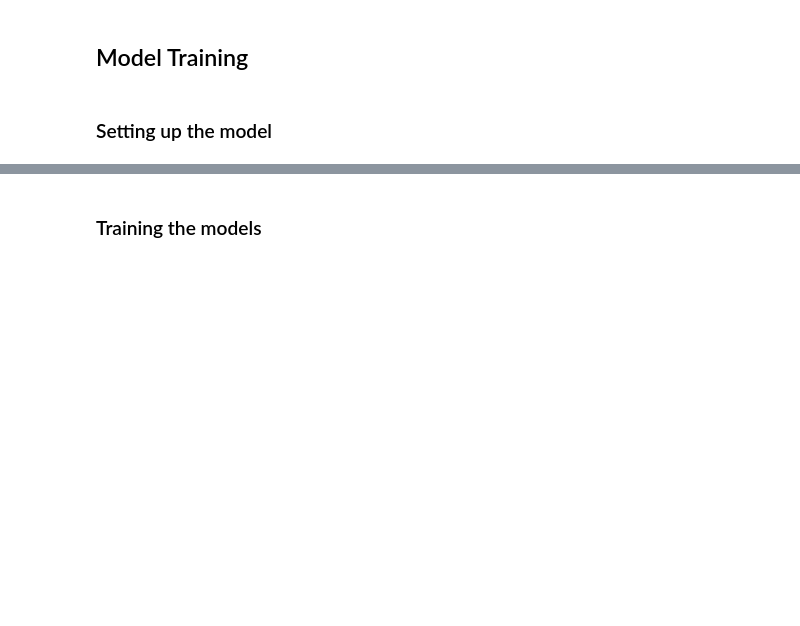
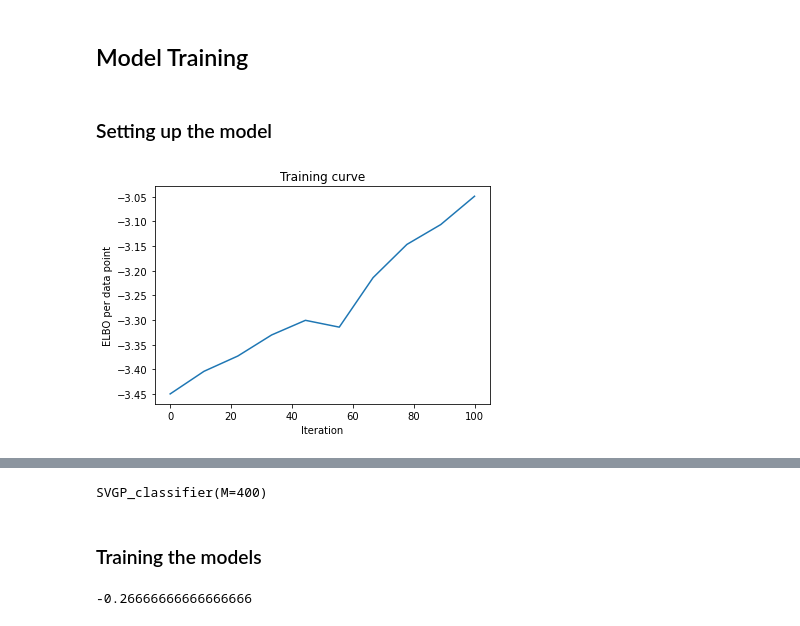
Before and after one commit to hugheshallettj/Fair_SVGP, a Jupyter notebook: SVGP_class_fairness_cw2.ipynb, the cells around one changed output, grey strips where cells are left out. Saved outputs shown, nothing was run; the diff lists cells and outputs as text; code cells hidden in the pictures; blank space fills up the shorter version.

```diff
--- a/SVGP_class_fairness_cw2.ipynb
+++ b/SVGP_class_fairness_cw2.ipynb
@@ -305,0 +275,5 @@ class SVGP_classifier(ClassifierMixin, BaseEstimator):
+# %%
+classify_me = SVGP_classifier(400)
+classify_me.fit(X_train, y_train, minibatch_size=100, total_iterations=100, show_training_curve=True)
+# %% [output]
+[figure, added]
@@ -306,5 +288,10 @@ class SVGP_classifier(ClassifierMixin, BaseEstimator):
+SVGP_classifier(M=400)
 # %% [markdown]
 ### Training the models
+# %%
+print(classify_me.eq_opp_fairness(X_test[:100], y_test[:100]))
+# %% [output]
+-0.26666666666666666
 # %%
 from fairlearn.metrics import true_positive_rate
 
```
Also changed, not shown: parts of 12 cells of this notebook.
